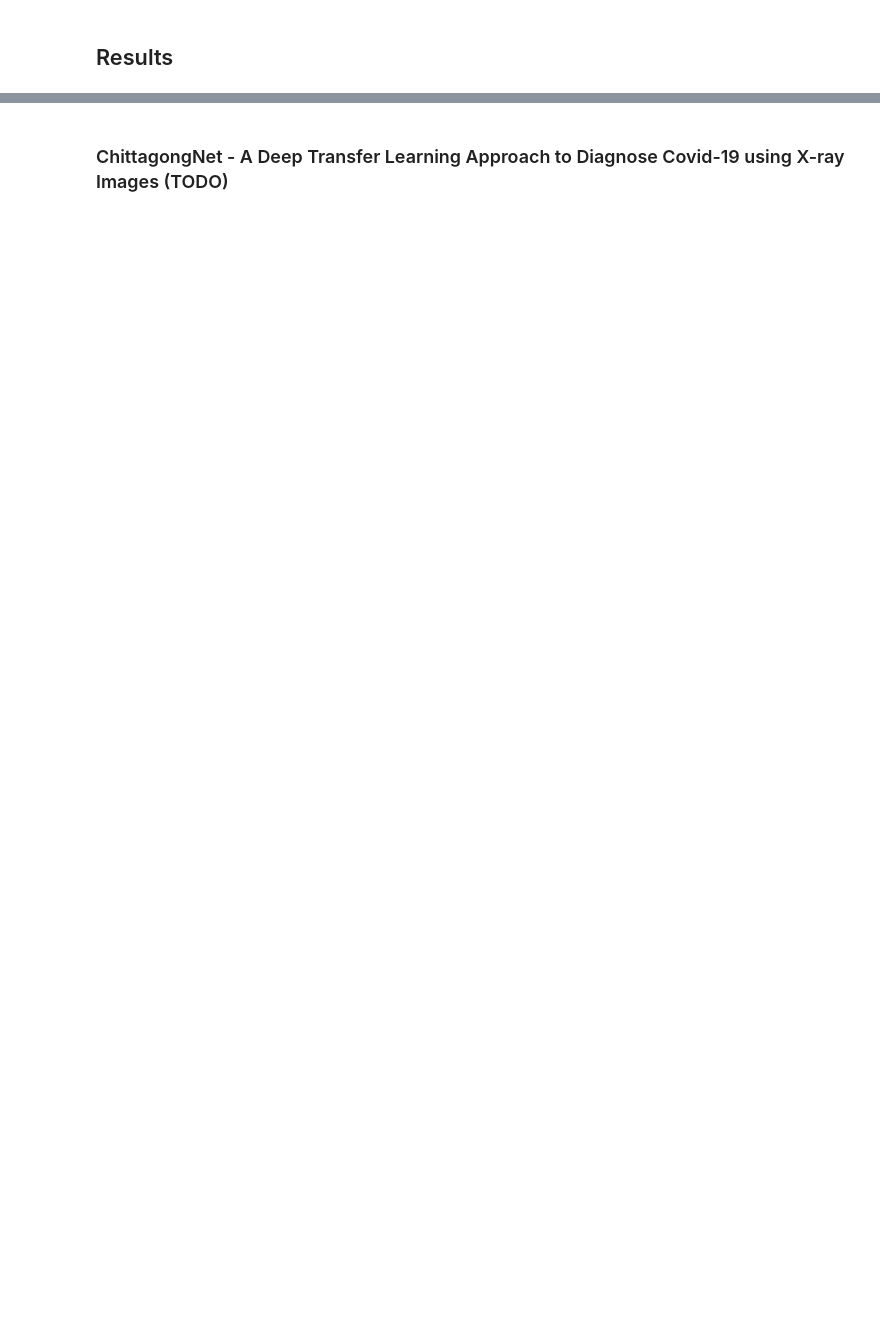
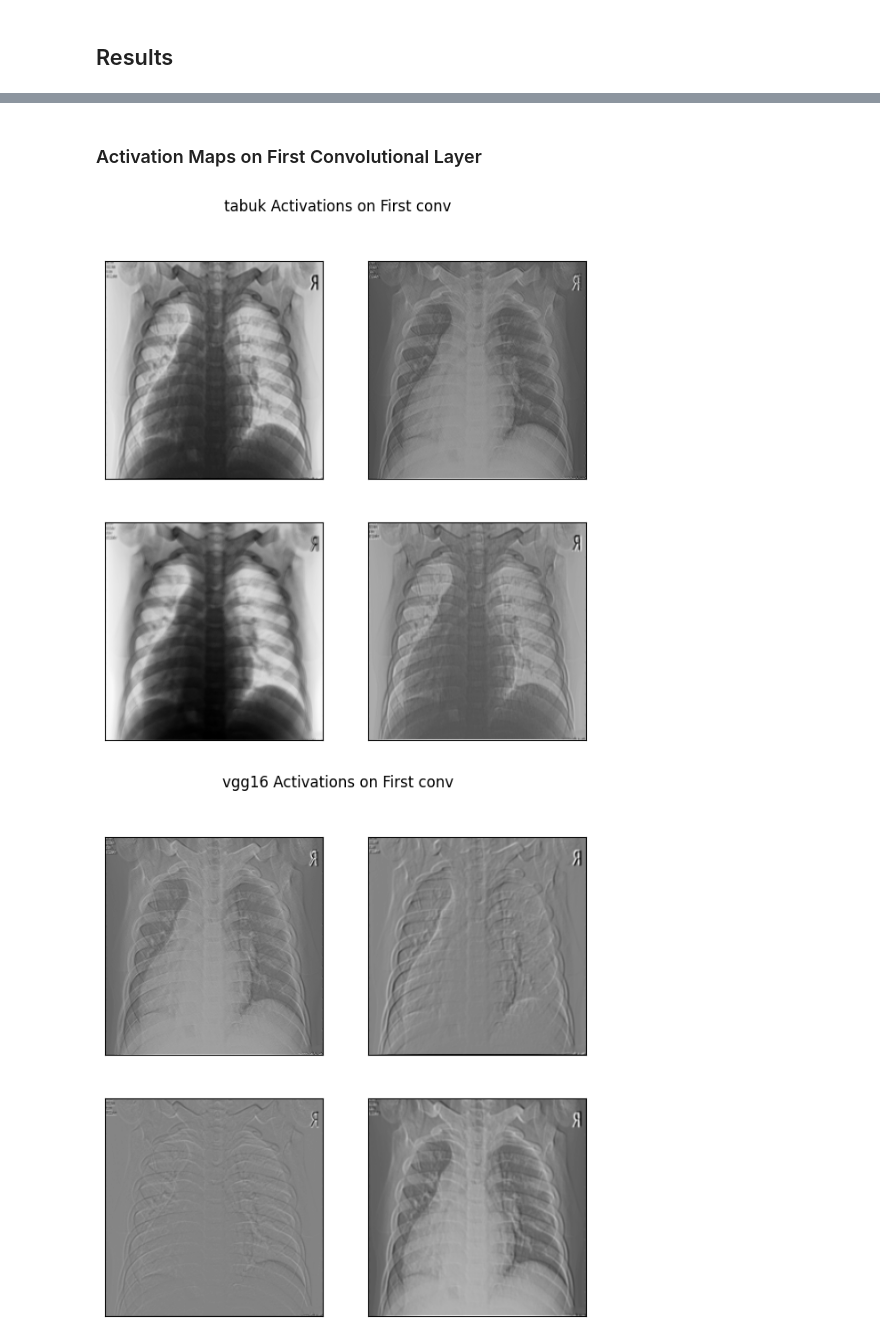
Before and after one commit to fernand0labra/ltu-M7016H, a Jupyter notebook: project.ipynb, the cells around one changed output, grey strips where cells are left out. Drawn from its saved outputs; the diff is of its cells as text; code cells hidden in the pictures; blank space fills up the shorter version.

```diff
--- a/project.ipynb
+++ b/project.ipynb
@@ -146,3 +170,9 @@ import torch
 
 # Define execution device (CPU or GPU)
 DEVICE = torch.device("cuda" if torch.cuda.is_available() else "cpu")
+
+MODEL_RELATIVE_PATH = "./models/"
+
+EPOCHS = 40
+BATCH_SIZE = 64
+LEARNING_RATE = 0.001
@@ -295,0 +321,2 @@ Estimated Total Size (MB): 2.40
+# %%
+network = load_prepare_network(TabukNet().to(DEVICE), 'tabuk.pth')
@@ -345,0 +343,3 @@ for mode in modes:
+# %%
+for mode in ['vgg16', 'vgg19', 'mobile_net']:
+    network = load_prepare_network(ChittagongNet(mode).to(DEVICE), 'chittagong_' + mode + '.pth')
@@ -364,2 +365,0 @@ test loss: 0.709, test fscore: 0.656, test accuracy: 0.671
-# %% [markdown]
-### ChittagongNet - A Deep Transfer Learning Approach to Diagnose Covid-19 using X-ray Images (TODO)
@@ -377,0 +366,40 @@ print(f'test loss: {test_loss:.3f}, test fscore: {test_fscore:.3f}, test accurac
+# %% [markdown]
+### Activation Maps on First Convolutional Layer
+# %%
+image = next(iter(train_loader))[0][0]
+
+for mode in ['tabuk', 'vgg16', 'vgg19', 'mobile_net']:
+    with torch.no_grad():
+        if mode == 'tabuk':
+            image = image.unsqueeze(0)
+
+        if mode == 'tabuk':
+            network = TabukNet()
+            network.load_state_dict(torch.load(MODEL_RELATIVE_PATH + mode + '.pth'))
+
+            feature_maps = network.conv1(image)
+        else:
+            network = ChittagongNet(mode)
+            network.load_state_dict(torch.load(MODEL_RELATIVE_PATH + 'chittagong_' + mode + '.pth'))
+
+            feature_maps = network.trained_net.features[0](image)
+
+        feature_maps = feature_maps.squeeze(0)
+
+        fig = plt.figure(figsize=(7, 7))
+        fig.suptitle(mode + ' Activations on First conv')
+
+        position = 1
+        for i in range(4):
+            ax = plt.subplot(2, 2, position)
+            ax.set_xticks([])
+            ax.set_yticks([])
+
+            feature = feature_maps[i].cpu().numpy()
+            plt.imshow(feature, cmap='gray')
+            position += 1
+
+        plt.show()
+# %% [output]
+[figure, added]
+[figure, added]
```
Also changed, not shown: parts of 26 cells of this notebook, 15 other files.
